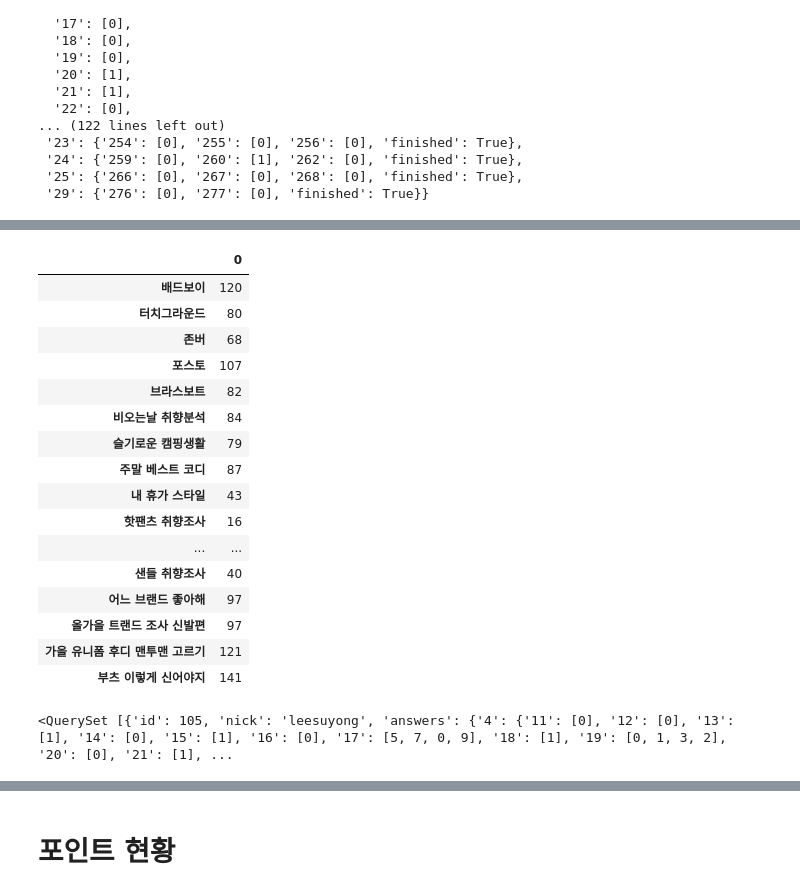
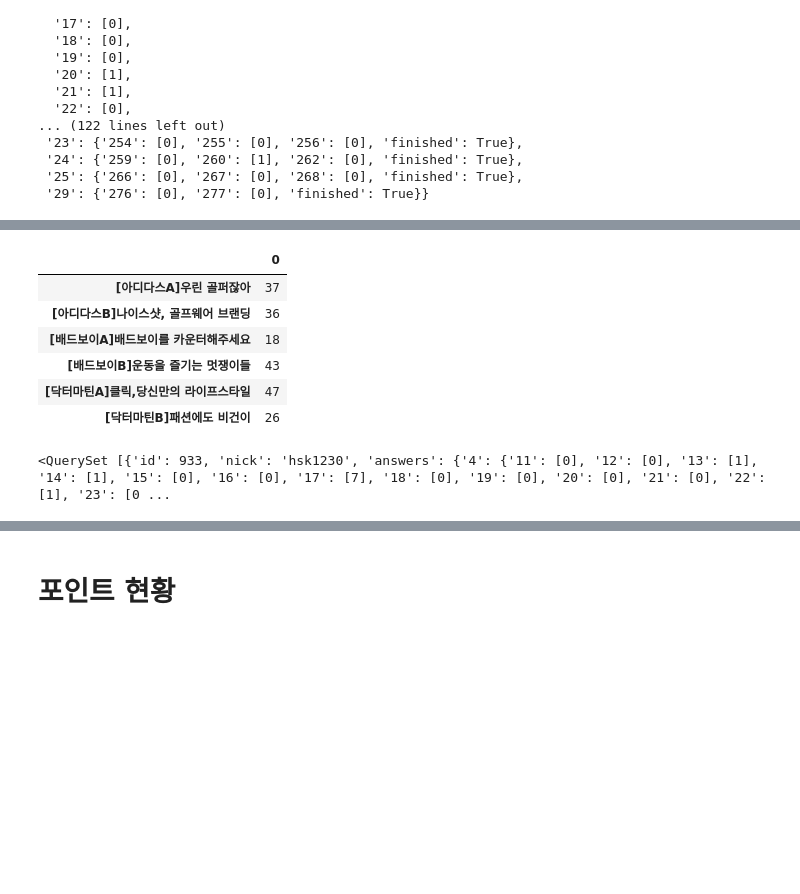
Before and after one commit to gem763/maskplay, a Jupyter notebook: data/트랜젝션 분석하기.ipynb, the cells around one changed output, grey strips where cells are left out. Saved outputs shown, nothing was run; the diff lists cells and outputs as text; code cells hidden in the pictures; blank space fills up the shorter version.

```diff
--- a/data/트랜젝션 분석하기.ipynb
+++ b/data/트랜젝션 분석하기.ipynb
@@ -183,45 +180,42 @@ m.Boo.objects.filter(answers__has_key='4').count()
 # %%
 pd.DataFrame({
-    '배드보이': [m.Boo.objects.filter(answers__has_key='4').count()],
-    '터치그라운드': [m.Boo.objects.filter(answers__has_key='5').count()],
-    '존버': [m.Boo.objects.filter(answers__has_key='6').count()],
-    '포스토': [m.Boo.objects.filter(answers__has_key='7').count()],
-    '브라스보트': [m.Boo.objects.filter(answers__has_key='8').count()],
+#     '배드보이': [m.Boo.objects.filter(answers__has_key='4').count()],
+#     '터치그라운드': [m.Boo.objects.filter(answers__has_key='5').count()],
+#     '존버': [m.Boo.objects.filter(answers__has_key='6').count()],
+#     '포스토': [m.Boo.objects.filter(answers__has_key='7').count()],
+#     '브라스보트': [m.Boo.objects.filter(answers__has_key='8').count()],
 
-    '비오는날 취향분석': [m.Boo.objects.filter(answers__has_key='9').count()],
-    '슬기로운 캠핑생활': [m.Boo.objects.filter(answers__has_key='10').count()],
-    '주말 베스트 코디': [m.Boo.objects.filter(answers__has_key='12').count()],
-    '내 휴가 스타일': [m.Boo.objects.filter(answers__has_key='14').count()],
-    '핫팬츠 취향조사': [m.Boo.objects.filter(answers__has_key='15').count()],
-    '구두취향 본격탐구': [m.Boo.objects.filter(answers__has_key='17').count()],
-    '내 백 취향': [m.Boo.objects.filter(answers__has_key='18').count()],
-    '요즘 막 당신의 관심사': [m.Boo.objects.filter(answers__has_key='19').count()],
-    '샌들 취향조사': [m.Boo.objects.filter(answers__has_key='20').count()],
-    '어느 브랜드 좋아해': [m.Boo.objects.filter(answers__has_key='22').count()],
-    '올가을 트랜드 조사 신발편': [m.Boo.objects.filter(answers__has_key='23').count()],
-    '가을 유니폼 후디 맨투맨 고르기': [m.Boo.objects.filter(answers__has_key='24').count()],
-    '부츠 이렇게 신어야지': [m.Boo.objects.filter(answers__has_key='25').count()]
+#     '비오는날 취향분석': [m.Boo.objects.filter(answers__has_key='9').count()],
+#     '슬기로운 캠핑생활': [m.Boo.objects.filter(answers__has_key='10').count()],
+#     '주말 베스트 코디': [m.Boo.objects.filter(answers__has_key='12').count()],
+#     '내 휴가 스타일': [m.Boo.objects.filter(answers__has_key='14').count()],
+#     '핫팬츠 취향조사': [m.Boo.objects.filter(answers__has_key='15').count()],
+#     '구두취향 본격탐구': [m.Boo.objects.filter(answers__has_key='17').count()],
+#     '내 백 취향': [m.Boo.objects.filter(answers__has_key='18').count()],
+#     '요즘 막 당신의 관심사': [m.Boo.objects.filter(answers__has_key='19').count()],
+#     '샌들 취향조사': [m.Boo.objects.filter(answers__has_key='20').count()],
+#     '어느 브랜드 좋아해': [m.Boo.objects.filter(answers__has_key='22').count()],
+#     '올가을 트랜드 조사 신발편': [m.Boo.objects.filter(answers__has_key='23').count()],
+#     '가을 유니폼 후디 맨투맨 고르기': [m.Boo.objects.filter(answers__has_key='24').count()],
+#     '부츠 이렇게 신어야지': [m.Boo.objects.filter(answers__has_key='25').count()],
+    '[아디다스A]우린 골퍼잖아': [m.Boo.objects.filter(answers__has_key='32').count()],
+    '[아디다스B]나이스샷, 골프웨어 브랜딩': [m.Boo.objects.filter(answers__has_key='33').count()],
+    '[배드보이A]배드보이를 카운터해주세요': [m.Boo.objects.filter(answers__has_key='34').count()],
+    '[배드보이B]운동을 즐기는 멋쟁이들': [m.Boo.objects.filter(answers__has_key='35').count()],
+    '[닥터마틴A]클릭,당신만의 라이프스타일': [m.Boo.objects.filter(answers__has_key='30').count()],
+    '[닥터마틴B]패션에도 비건이': [m.Boo.objects.filter(answers__has_key='31').count()],
 }).T
 # %% [output]
 |  | 0 |
-| 배드보이 | 120 |
-| 터치그라운드 | 80 |
-| 존버 | 68 |
-| 포스토 | 107 |
-| 브라스보트 | 82 |
-| 비오는날 취향분석 | 84 |
-| 슬기로운 캠핑생활 | 79 |
-| 주말 베스트 코디 | 87 |
-| 내 휴가 스타일 | 43 |
-| 핫팬츠 취향조사 | 16 |
-| ... | ... |
-| 샌들 취향조사 | 40 |
-| 어느 브랜드 좋아해 | 97 |
-| 올가을 트랜드 조사 신발편 | 97 |
-| 가을 유니폼 후디 맨투맨 고르기 | 121 |
-| 부츠 이렇게 신어야지 | 141 |
+| [아디다스A]우린 골퍼잖아 | 37 |
+| [아디다스B]나이스샷, 골프웨어 브랜딩 | 36 |
+| [배드보이A]배드보이를 카운터해주세요 | 18 |
+| [배드보이B]운동을 즐기는 멋쟁이들 | 43 |
+| [닥터마틴A]클릭,당신만의 라이프스타일 | 47 |
+| [닥터마틴B]패션에도 비건이 | 26 |
 # %%
-answers = m.Boo.objects.filter(answers__has_key='4').values('id','nick','answers'); answers
+suv_id = '31'
+answers = m.Boo.objects.filter(answers__has_key=suv_id).values('id','nick','answers'); answers
 # %% [output]
-<QuerySet [{'id': 105, 'nick': 'leesuyong', 'answers': {'4': {'11': [0], '12': [0], '13': [1], '14': [0], '15': [1], '16': [0], '17': [5, 7, 0, 9], '18': [1], '19': [0, 1, 3, 2], '20': [0], '21': [1], ...
+<QuerySet [{'id': 933, 'nick': 'hsk1230', 'answers': {'4': {'11': [0], '12': [0], '13': [1], '14': [1], '15': [0], '16': [0], '17': [7], '18': [0], '19': [0], '20': [0], '21': [0], '22': [1], '23': [0 ...
 # %%
```
Also changed, not shown: parts of 10 cells of this notebook, 26 other files.
